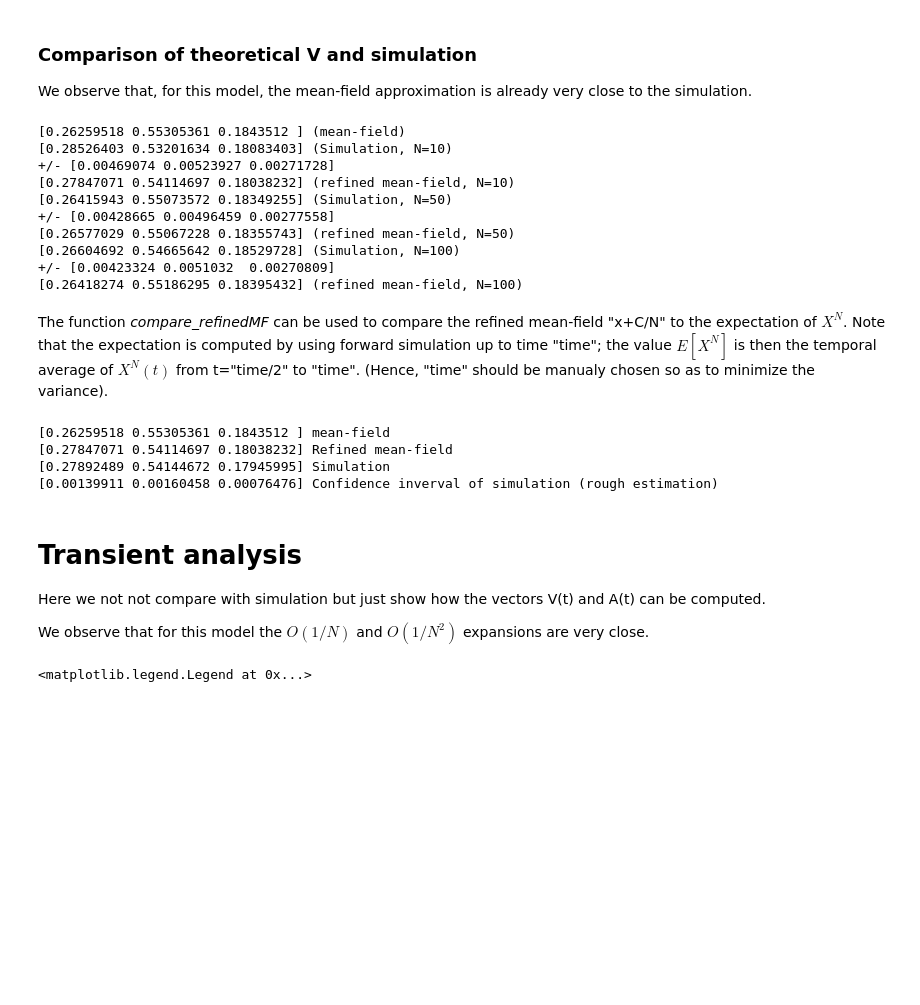
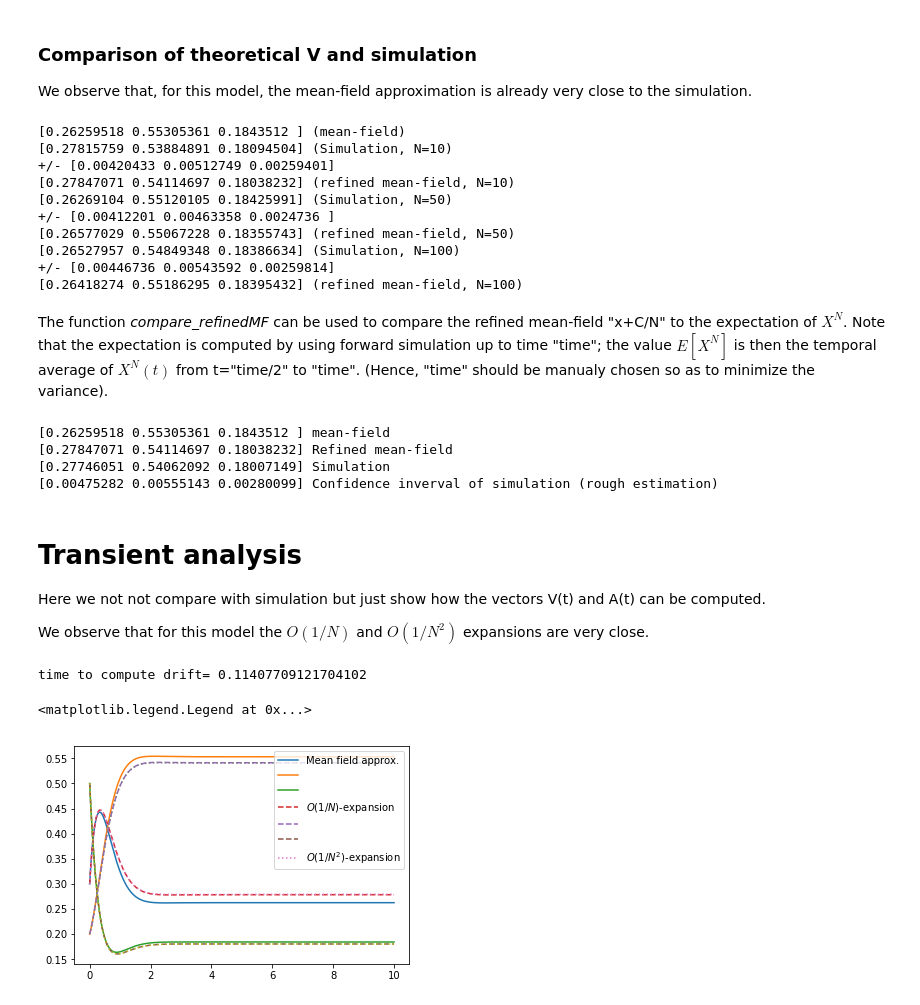
Before and after one commit to josudoncel/rmf_tool, a Jupyter notebook: BasicExample_SIR.ipynb, the cells around one changed output. Cells and saved outputs as stored; diff of their text form; code cells hidden in the pictures; blank space fills up the shorter version.

```diff
--- a/BasicExample_SIR.ipynb
+++ b/BasicExample_SIR.ipynb
@@ -87,22 +90,22 @@ for N in [10,50,100]:
     Xs,Vs = ddpp.steady_state_simulation(N=N,time=100000/N)
     print(Xs,'(Simulation, N={})'.format(N))
     print('+/-',Vs)
-    print(x+c/N,'(refined mean-field, N={})'.format(N))
+    print(x+V/N,'(refined mean-field, N={})'.format(N))
 # %% [output]
 [0.26259518 0.55305361 0.1843512 ] (mean-field)
-[0.28526403 0.53201634 0.18083403] (Simulation, N=10)
-+/- [0.00469074 0.00523927 0.00271728]
+[0.27815759 0.53884891 0.18094504] (Simulation, N=10)
++/- [0.00420433 0.00512749 0.00259401]
 [0.27847071 0.54114697 0.18038232] (refined mean-field, N=10)
-[0.26415943 0.55073572 0.18349255] (Simulation, N=50)
-+/- [0.00428665 0.00496459 0.00277558]
+[0.26269104 0.55120105 0.18425991] (Simulation, N=50)
++/- [0.00412201 0.00463358 0.0024736 ]
 [0.26577029 0.55067228 0.18355743] (refined mean-field, N=50)
-[0.26604692 0.54665642 0.18529728] (Simulation, N=100)
-+/- [0.00423324 0.0051032  0.00270809]
+[0.26527957 0.54849348 0.18386634] (Simulation, N=100)
++/- [0.00446736 0.00543592 0.00259814]
 [0.26418274 0.55186295 0.18395432] (refined mean-field, N=100)
 # %% [markdown]
 The function *compare_refinedMF* can be used to compare the refined mean-field "x+C/N" to the expectation of $X^N$. Note that the expectation is computed by using forward simulation up to time "time"; the value $E[X^N]$ is then the temporal average of $X^N(t)$ from t="time/2" to "time". (Hence, "time" should be manualy chosen so as to minimize the variance).
 # %%
-Xm,Xrmf,Xs,Vs = ddpp.compare_refinedMF(N=10,time=100000)
+Xm,Xrmf,Xs,Vs = ddpp.compare_refinedMF(N=10,time=10000)
 print(Xm, 'mean-field')
 print(Xrmf,'Refined mean-field')
 print(Xs, 'Simulation')
@@ -110,8 +113,8 @@ print(Vs,'Confidence inverval of simulation (rough estimation)')
 # %% [output]
 [0.26259518 0.55305361 0.1843512 ] mean-field
 [0.27847071 0.54114697 0.18038232] Refined mean-field
-[0.27892489 0.54144672 0.17945995] Simulation
-[0.00139911 0.00160458 0.00076476] Confidence inverval of simulation (rough estimation)
+[0.27746051 0.54062092 0.18007149] Simulation
+[0.00475282 0.00555143 0.00280099] Confidence inverval of simulation (rough estimation)
 # %% [markdown]
 # Transient analysis
 
@@ -121,15 +124,18 @@ We observe that for this model the $O(1/N)$ and $O(1/N^2)$ expansions are very c
 # %%
 n=3
 T,XVWABCD=ddpp.meanFieldExapansionTransient(order=2,time=10)
 X = XVWABCD[:,0:n]
 V = XVWABCD[:,n:2*n]
 A = XVWABCD[:,2*n+n**2:3*n+n**2]
 
 
 N=10
+plt.figure()
 plt.plot(T,X,'-')
 plt.plot(T,X+V/N,'--')
 plt.plot(T,X+V/N+A/N**2,':')
 plt.legend(['Mean field approx.','','','$O(1/N)$-expansion','','','$O(1/N^2)$-expansion'])
 # %% [output]
-<matplotlib.legend.Legend at 0x...>
+time to compute drift= 0.11407709121704102
+<matplotlib.legend.Legend at 0x...>
+[figure, added]
```
Also changed, not shown: parts of 4 cells of this notebook, 3 other files.
